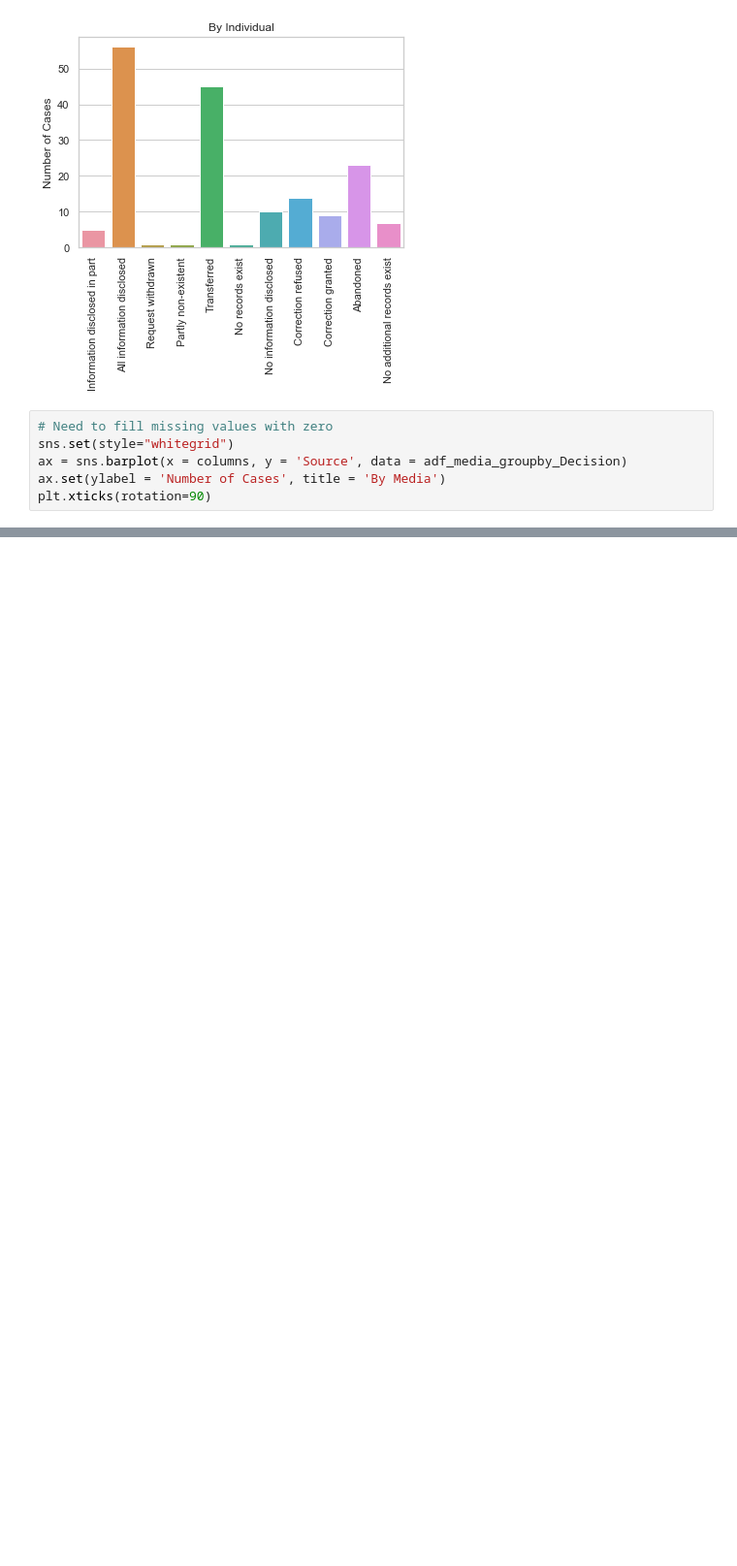
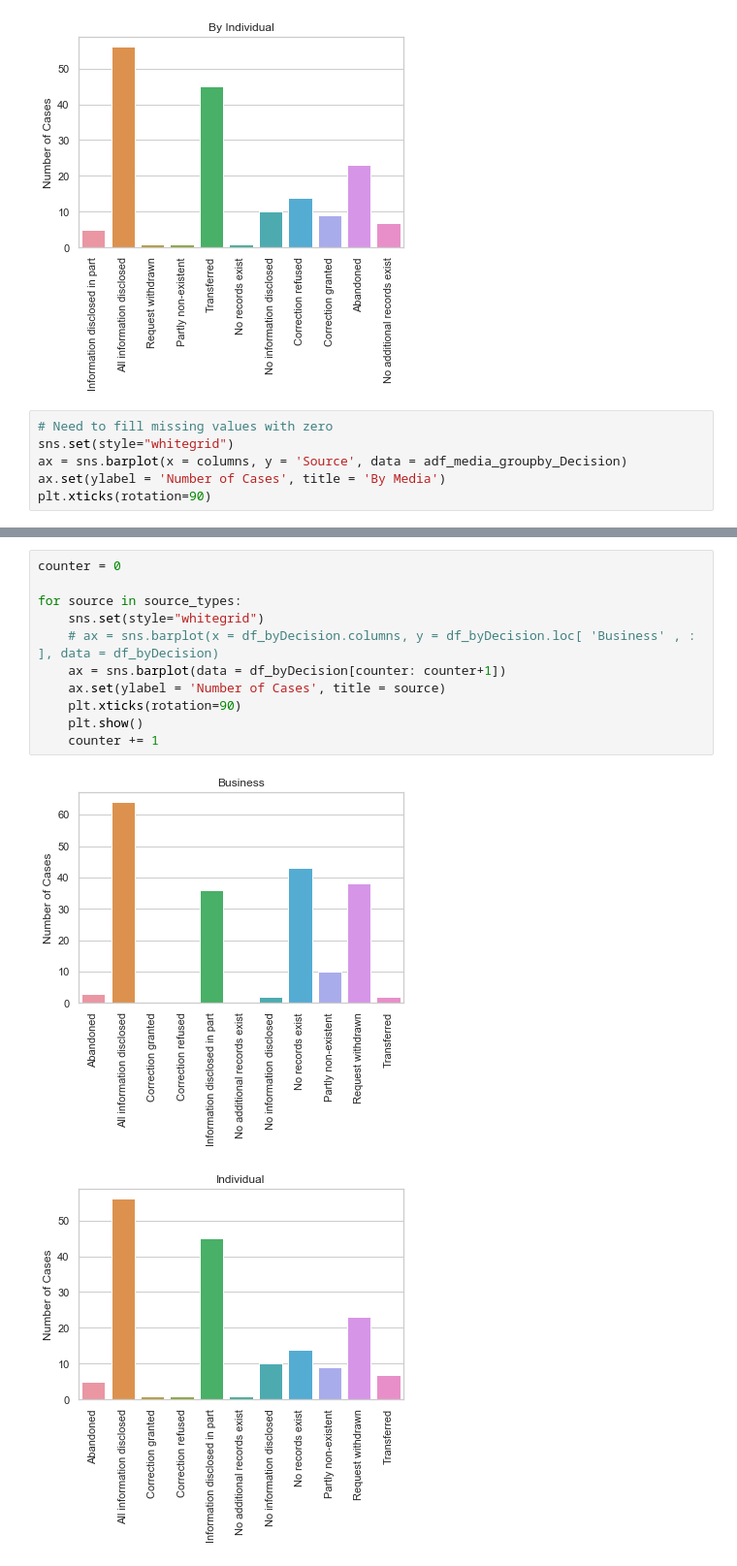
Before and after one commit to brodriguezmilla/foir, a Jupyter notebook: foir.ipynb, the cells around one changed output, grey strips where cells are left out. Shown at 97% size. Cells and saved outputs as stored; diff of their text form; blank space fills up the shorter version.

```diff
--- a/foir.ipynb
+++ b/foir.ipynb
@@ -811,0 +961,14 @@ TypeError: 'Series' object cannot be interpreted as an integer
+# %%
+counter = 0
+
+for source in source_types:
+    sns.set(style="whitegrid")
+    # ax = sns.barplot(x = df_byDecision.columns, y = df_byDecision.loc[ 'Business' , : ], data = df_byDecision)
+    ax = sns.barplot(data = df_byDecision[counter: counter+1])
+    ax.set(ylabel = 'Number of Cases', title = source)
+    plt.xticks(rotation=90)
+    plt.show()
+    counter += 1
+# %% [output]
+[figure, added]
+[figure, added]
```
Also changed, not shown: parts of 68 cells of this notebook.
